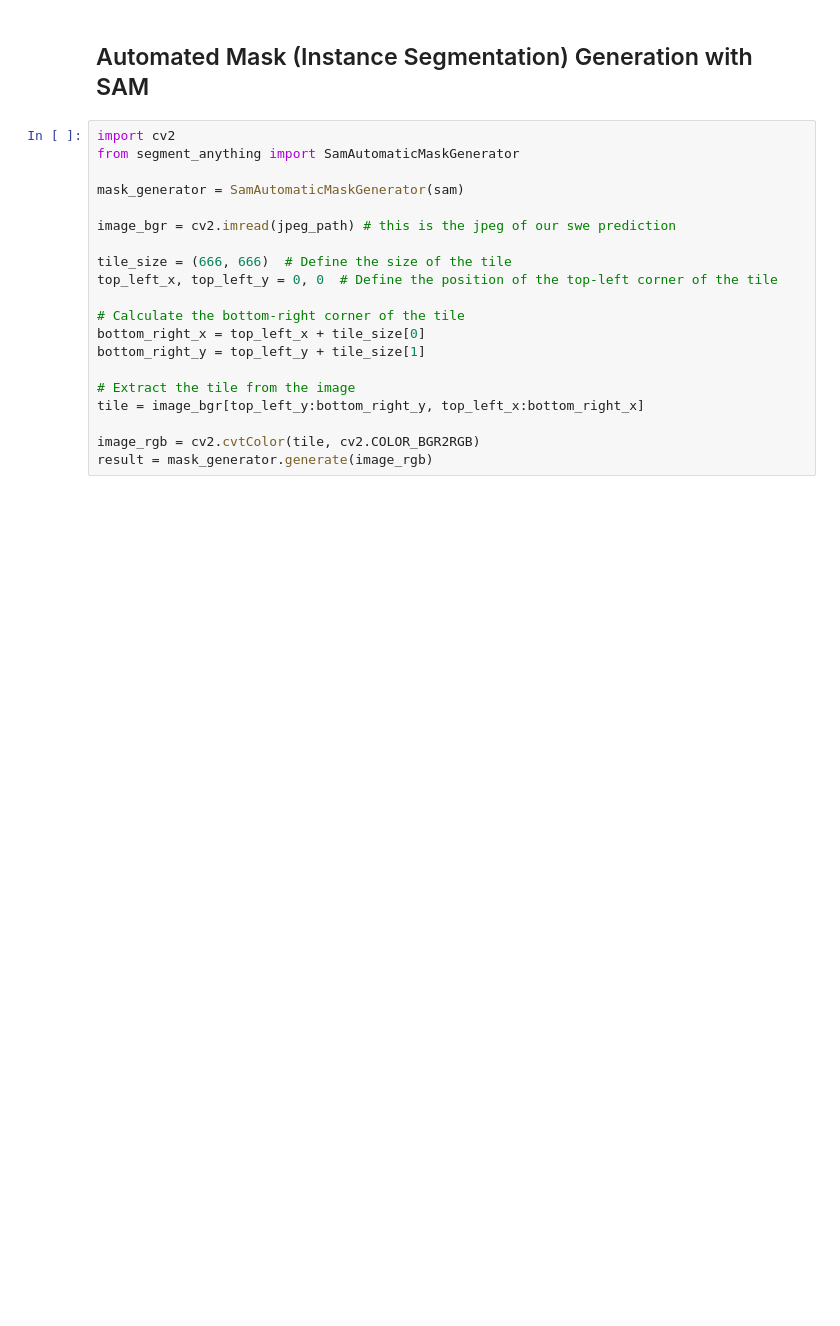
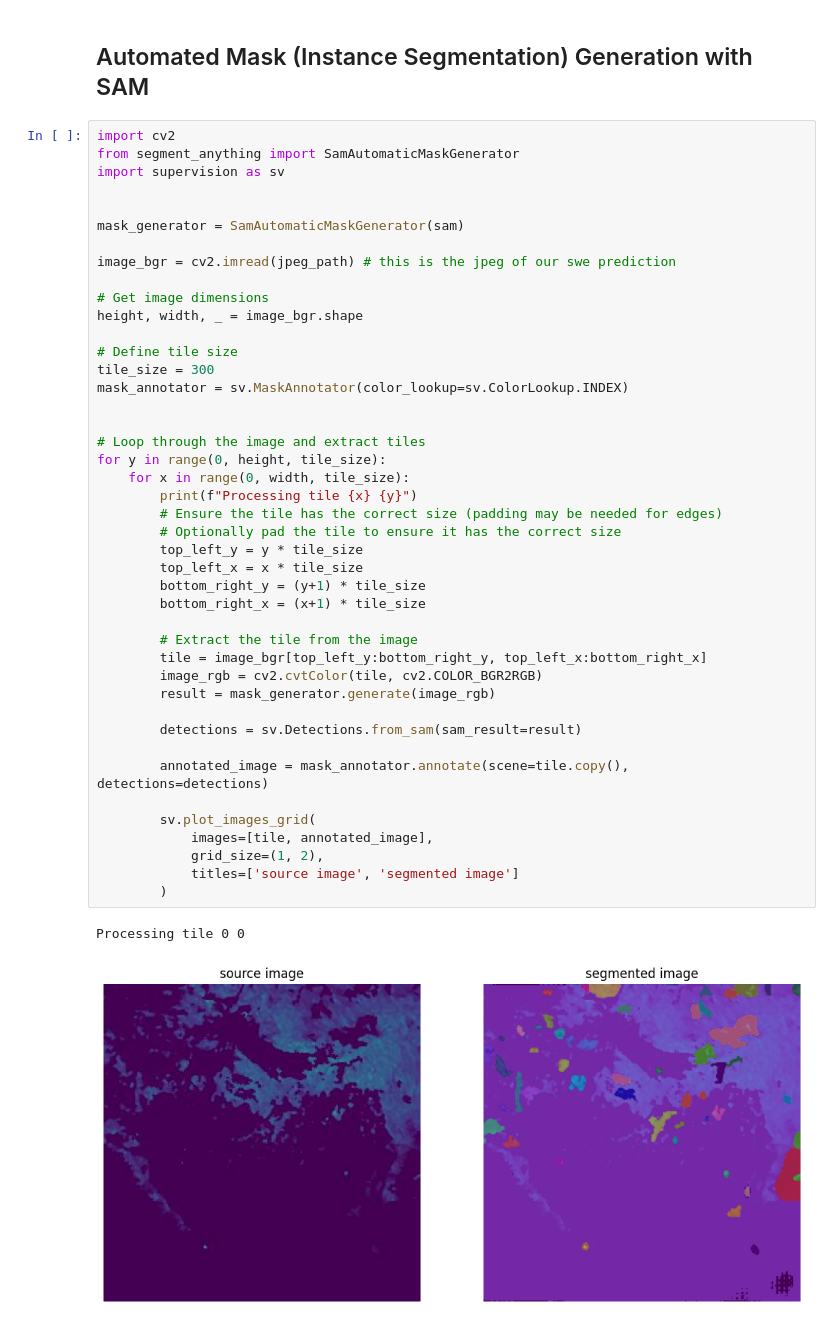
Before and after one commit to geo-smart/swe_forecasting_prod, a Jupyter notebook: notebooks/segment_anything.ipynb, the cells around one changed output. Cells and saved outputs as stored; diff of their text form; blank space fills up the shorter version.

```diff
--- a/notebooks/segment_anything.ipynb
+++ b/notebooks/segment_anything.ipynb
@@ -110,20 +109,46 @@ MatplotlibDeprecationWarning: The get_cmap function was deprecated in Matplotlib
 # %%
 import cv2
 from segment_anything import SamAutomaticMaskGenerator
+import supervision as sv
+
 
 mask_generator = SamAutomaticMaskGenerator(sam)
 
 image_bgr = cv2.imread(jpeg_path) # this is the jpeg of our swe prediction
 
-tile_size = (666, 666)  # Define the size of the tile
-top_left_x, top_left_y = 0, 0  # Define the position of the top-left corner of the tile
+# Get image dimensions
+height, width, _ = image_bgr.shape
 
-# Calculate the bottom-right corner of the tile
-bottom_right_x = top_left_x + tile_size[0]
-bottom_right_y = top_left_y + tile_size[1]
+# Define tile size
+tile_size = 300
+mask_annotator = sv.MaskAnnotator(color_lookup=sv.ColorLookup.INDEX)
 
-# Extract the tile from the image
-tile = image_bgr[top_left_y:bottom_right_y, top_left_x:bottom_right_x]
 
-image_rgb = cv2.cvtColor(tile, cv2.COLOR_BGR2RGB)
-result = mask_generator.generate(image_rgb)
+# Loop through the image and extract tiles
+for y in range(0, height, tile_size):
+    for x in range(0, width, tile_size):
+        print(f"Processing tile {x} {y}")
+        # Ensure the tile has the correct size (padding may be needed for edges)
+        # Optionally pad the tile to ensure it has the correct size
+        top_left_y = y * tile_size
+        top_left_x = x * tile_size
+        bottom_right_y = (y+1) * tile_size
+        bottom_right_x = (x+1) * tile_size
+
+        # Extract the tile from the image
+        tile = image_bgr[top_left_y:bottom_right_y, top_left_x:bottom_right_x]
+        image_rgb = cv2.cvtColor(tile, cv2.COLOR_BGR2RGB)
+        result = mask_generator.generate(image_rgb)
+
+        detections = sv.Detections.from_sam(sam_result=result)
+
+        annotated_image = mask_annotator.annotate(scene=tile.copy(), detections=detections)
+
+        sv.plot_images_grid(
+            images=[tile, annotated_image],
+            grid_size=(1, 2),
+            titles=['source image', 'segmented image']
+        )
+# %% [output]
+Processing tile 0 0
+[figure, added]
```
Also changed, not shown: parts of 4 cells of this notebook, 1 other file.
